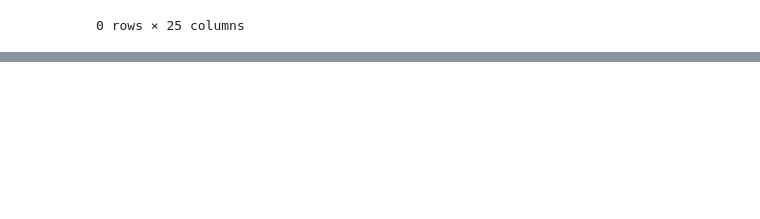
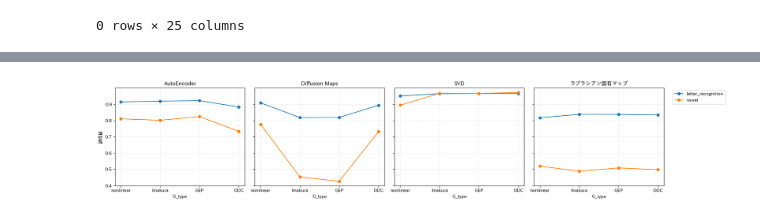
Before and after one commit to takano-lab/data-collaboration-analysis, a Jupyter notebook: output/0913/an_big_csv.ipynb, the cells around one changed output, grey strips where cells are left out. Saved outputs shown, nothing was run; the diff lists cells and outputs as text; code cells hidden in the pictures; blank space fills up the shorter version.

```diff
--- a/output/0913/an_big_csv.ipynb
+++ b/output/0913/an_big_csv.ipynb
@@ -380,0 +491,44 @@ filtered3
+# %%
+import pandas as pd
+import matplotlib.pyplot as plt
+import matplotlib.pyplot as plt
+import japanize_matplotlib
+
+# データ読み込み
+df = pd.read_csv("output_ae_dm_svd_le.csv")
+
+# G_type の対象のみ
+gtypes = ["nonlinear", "Imakura", "GEP", "ODC"]
+df_filtered = df[df["G_type"].isin(gtypes)].copy()
+
+# F_type をわかりやすいラベルに変換
+f_map = {"ae": "AutoEncoder", "dm": "Diffusion Maps", "svd": "SVD", "le":"ラプラシアン固有マップ"}
+df_filtered["F_label"] = df_filtered["F_type"].map(f_map)
+
+# unique F_type
+f_types = list(df_filtered["F_label"].unique())
+
+# 横にサブプロットを並べる
+fig, axes = plt.subplots(1, len(f_types), figsize=(5*len(f_types), 4), sharey=True)
+
+for ax, f in zip(axes, f_types):
+    sub_f = df_filtered[df_filtered["F_label"] == f]
+    for ds, sub in sub_f.groupby("dataset"):
+        sub_sorted = sub.set_index("G_type").loc[gtypes].reset_index()
+        ax.plot(
+            sub_sorted["G_type"],
+            sub_sorted["評価値"],
+            marker="o",
+            label=ds
+        )
+    ax.set_title(f)
+    ax.set_xlabel("G_type")
+    ax.grid(True, linestyle=":", alpha=0.6)
+
+axes[0].set_ylabel("評価値")
+axes[-1].legend(bbox_to_anchor=(1.05, 1), loc="upper left")
+
+plt.tight_layout()
+plt.show()
+# %% [output]
+[figure, added]
```
Also changed, not shown: parts of 2 cells of this notebook, 2 other files.
